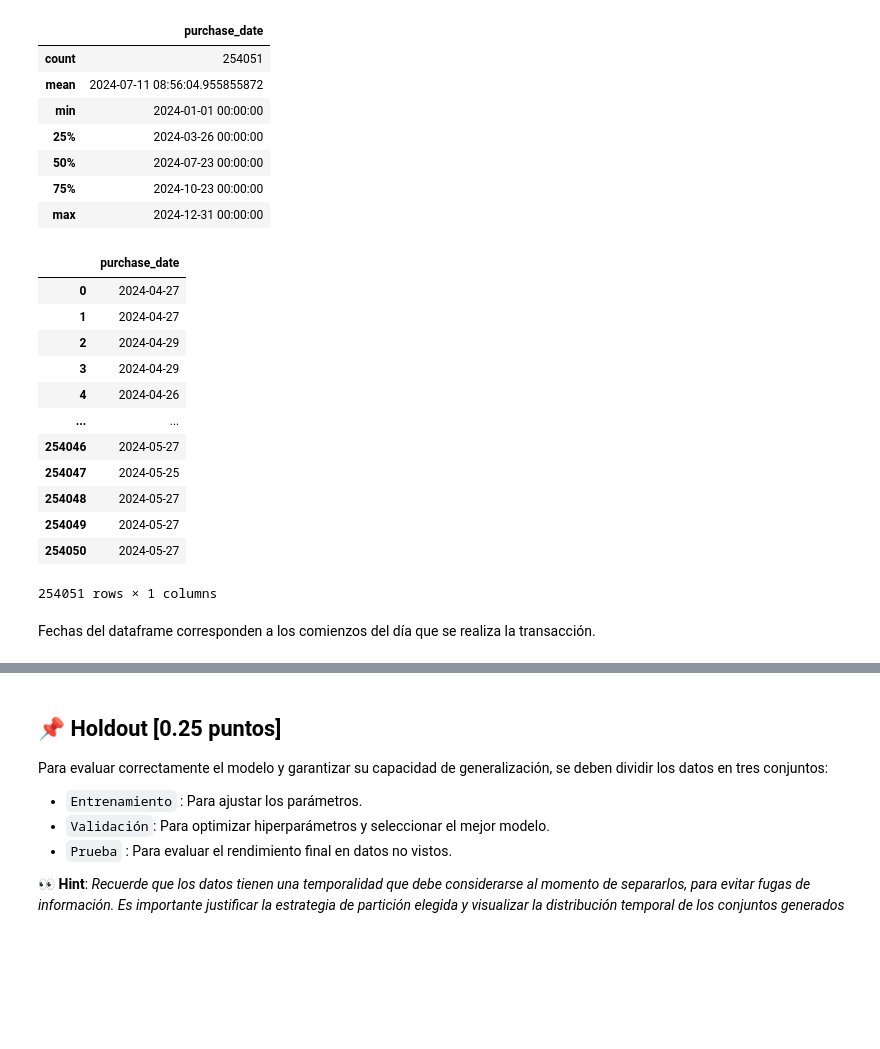
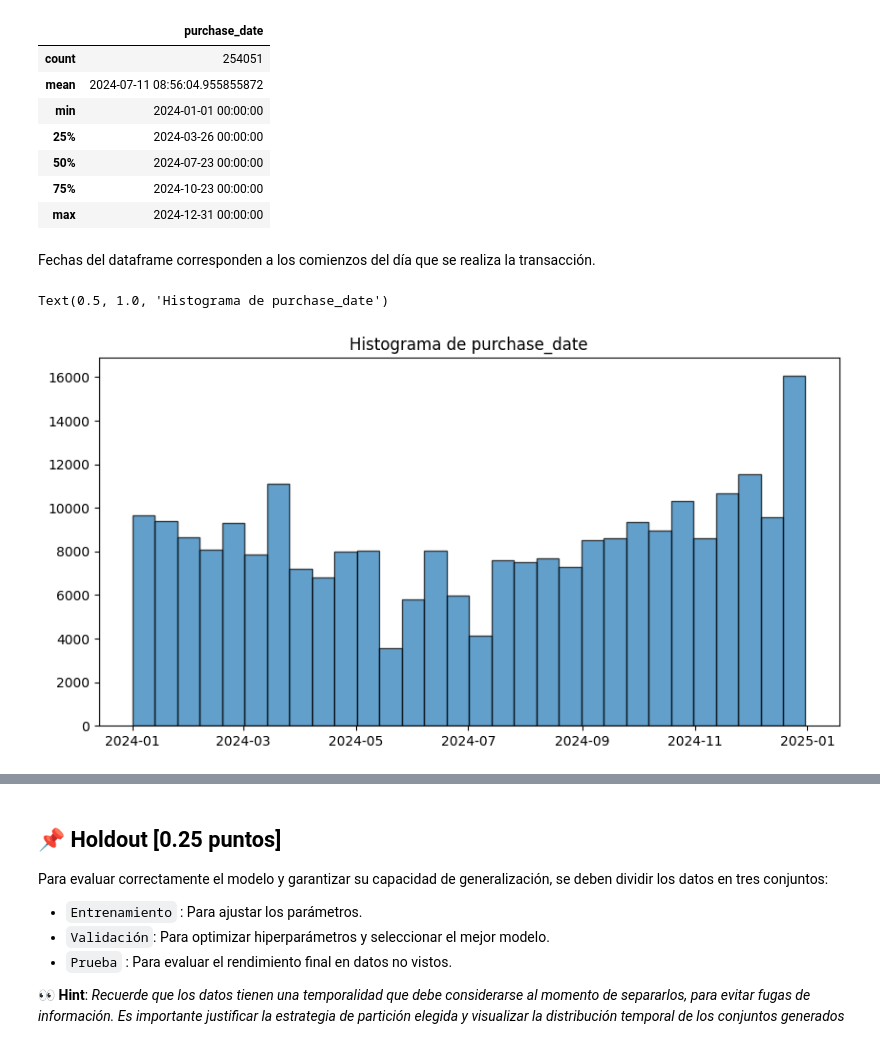
Before and after one commit to estebanaraneda/MDS7202_OVNI, a Jupyter notebook: project/enunciado_entrega1.ipynb, the cells around one changed output, grey strips where cells are left out. Cells and saved outputs as stored; diff of their text form; code cells hidden in the pictures; blank space fills up the shorter version.

```diff
--- a/project/enunciado_entrega1.ipynb
+++ b/project/enunciado_entrega1.ipynb
@@ -393,21 +446,13 @@ Descripción estadística de variable temporal:
 | 50% | 2024-07-23 00:00:00 |
 | 75% | 2024-10-23 00:00:00 |
 | max | 2024-12-31 00:00:00 |
-# %%
-temporal_variable.head()
-# %% [output]
-|  | purchase_date |
-| 0 | 2024-04-27 |
-| 1 | 2024-04-27 |
-| 2 | 2024-04-29 |
-| 3 | 2024-04-29 |
-| 4 | 2024-04-26 |
-| ... | ... |
-| 254046 | 2024-05-27 |
-| 254047 | 2024-05-25 |
-| 254048 | 2024-05-27 |
-| 254049 | 2024-05-27 |
-| 254050 | 2024-05-27 |
-254051 rows × 1 columns
 # %% [markdown]
 Fechas del dataframe corresponden a los comienzos del día que se realiza la transacción.
+# %%
+# Histograma de variable temporal
+plt.figure(figsize=(10, 5))
+plt.hist(temporal_variable['purchase_date'], bins=30, edgecolor='black', alpha=0.7)
+plt.title('Histograma de purchase_date')
+# %% [output]
+Text(0.5, 1.0, 'Histograma de purchase_date')
+[figure, added]
```
Also changed, not shown: parts of 37 cells of this notebook.
